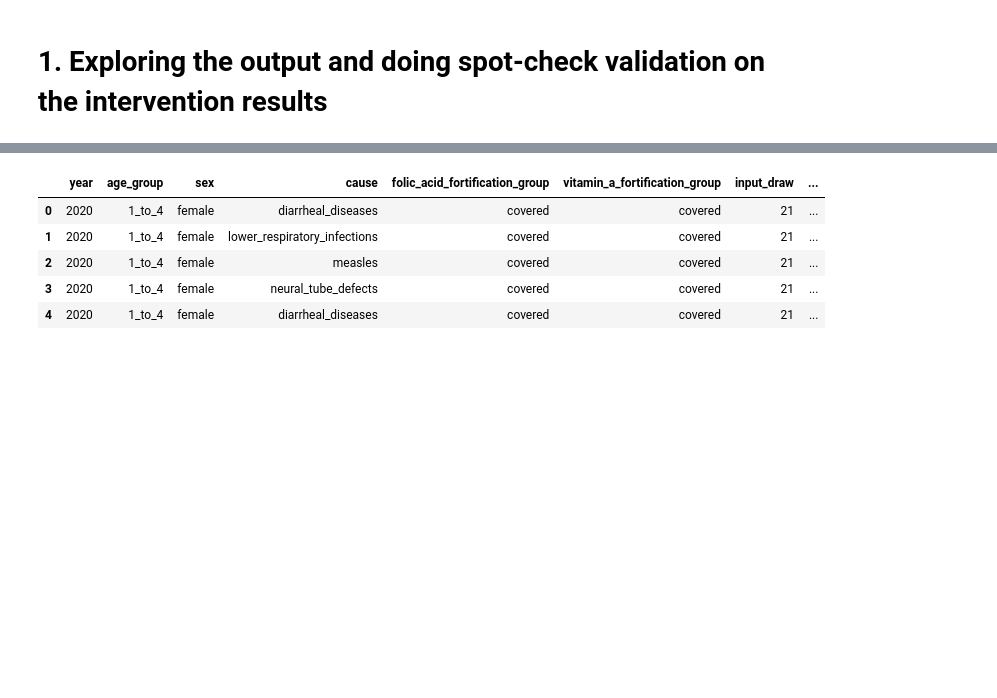
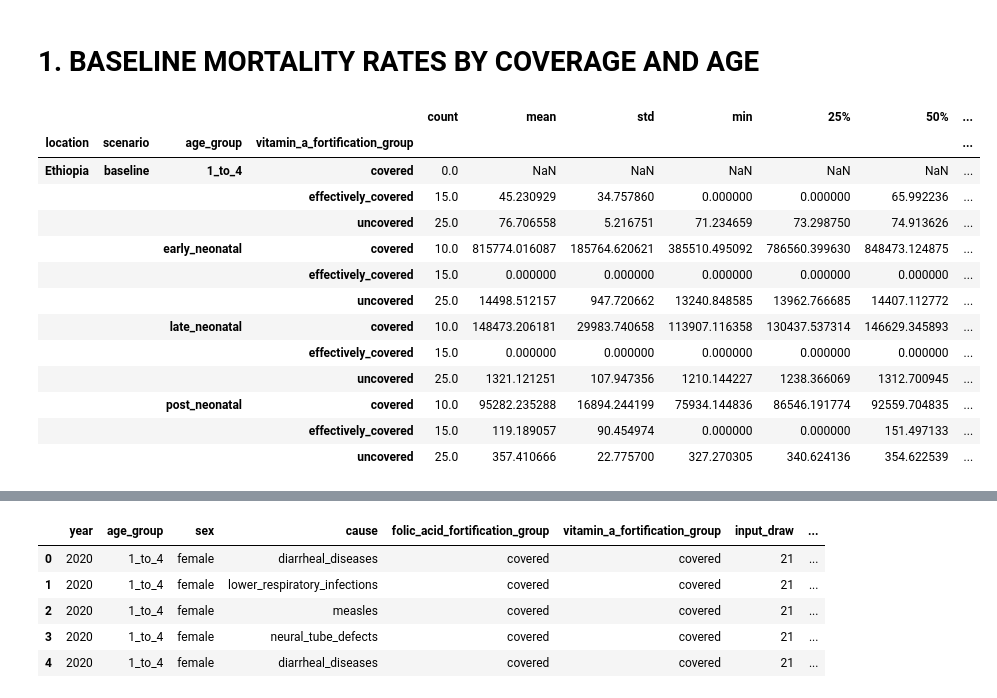
Before and after one commit to ihmeuw/vivarium_data_analysis, a Jupyter notebook: output_processing/lsff/model_5/model_5_vitamin_a_outputs.ipynb, the cells around one changed output, grey strips where cells are left out. Drawn from its saved outputs; the diff is of its cells as text; code cells hidden in the pictures; blank space fills up the shorter version.

```diff
--- a/output_processing/lsff/model_5/model_5_vitamin_a_outputs.ipynb
+++ b/output_processing/lsff/model_5/model_5_vitamin_a_outputs.ipynb
@@ -15,9 +15,63 @@ Wed Apr  1 16:43:38 PDT 2020
-# %% [markdown]
-# 1. Exploring the output and doing spot-check validation on the intervention results
 # %%
 output_dirs = ['/ihme/costeffectiveness/results/vivarium_conic_lsff/v5.0_vitamin_a_fortification/ethiopia/2020_03_26_08_33_10/count_data/',
               '/ihme/costeffectiveness/results/vivarium_conic_lsff/v5.0_vitamin_a_fortification/india/2020_03_26_21_28_29/count_data/',
               '/ihme/costeffectiveness/results/vivarium_conic_lsff/v5.0_vitamin_a_fortification/nigeria/2020_03_24_23_27_55/count_data/']
 
 locations = ['Ethiopia','India','Nigeria']
+# %% [markdown]
+# 1. BASELINE MORTALITY RATES BY COVERAGE AND AGE
+# %%
+# View mortality rates by scenario age group, and coverage group to see if they follow expected trends
+
+# expected trends include:
+    # mortality rates for uncovered and covered groups are equal within age group
+    # mortality rate for effectively covered groups is lower than covered/uncovered within age group
+    # no data for effectively covered for early and late neonatal age groups
+    # no data for covered 1-4 age group
+
+index_columns = ['year', 'age_group', 'sex', 'folic_acid_fortification_group',
+       'vitamin_a_fortification_group', 'input_draw', 'scenario']
+mortality_rate_by_age_coverage = pd.DataFrame()
+
+for i in list(range(len(output_dirs))):
+    deaths = pd.read_hdf(output_dirs[i] + 'deaths.hdf')
+    deaths = deaths.drop(columns='measure').rename(columns={'value':'deaths'})
+    pt = pd.read_hdf(output_dirs[i] + 'person_time.hdf')
+    pt = pt.drop(columns='measure').rename(columns={'value':'person_time'})
+    data = deaths.merge(pt, left_on=index_columns, right_on=index_columns)
+    data = data.where(data['scenario'] != 'folic_acid_fortification_scale_up').dropna()
+        # note: exclude folic_acid_fortification results here because I tested and
+        # they were identical to baseline results and are not relevant
+    data = data.groupby(['scenario','vitamin_a_fortification_group','age_group','input_draw'], as_index=False).sum()
+    data['death_rate'] = data['deaths'] / data['person_time'] * 100_000
+        # note, some results will be NaN because might be dividing by person_time = 0
+    data = data.groupby(['scenario','age_group','vitamin_a_fortification_group']).describe().reset_index()
+    data['location'] = locations[i]
+    mortality_rate_by_age_coverage = mortality_rate_by_age_coverage.append(data)
+
+mortality_rate_by_age_coverage = mortality_rate_by_age_coverage.set_index(['location','scenario','age_group','vitamin_a_fortification_group'])
+mortality_rate_by_age_coverage['death_rate'].head(12)
+
+# expected results:
+    # mortality rates effectively covered < mortality rates uncovered (and also covered)
+    # no data for effecitvely covered early and late neonatal age groups
+    # no data for covered 1-4 age group
+
+# unexpected results:
+    # mortality rate covered >> mortality rate uncovered
+# %% [output]
+|  |  |  |  | count | mean | std | min | 25% | 50% | ... |
+| location | scenario | age_group | vitamin_a_fortification_group |  |  |  |  |  |  | ... |
+| Ethiopia | baseline | 1_to_4 | covered | 0.0 | NaN | NaN | NaN | NaN | NaN | ... |
+|  |  |  | effectively_covered | 15.0 | 45.230929 | 34.757860 | 0.000000 | 0.000000 | 65.992236 | ... |
+|  |  |  | uncovered | 25.0 | 76.706558 | 5.216751 | 71.234659 | 73.298750 | 74.913626 | ... |
+|  |  | early_neonatal | covered | 10.0 | 815774.016087 | 185764.620621 | 385510.495092 | 786560.399630 | 848473.124875 | ... |
+|  |  |  | effectively_covered | 15.0 | 0.000000 | 0.000000 | 0.000000 | 0.000000 | 0.000000 | ... |
+|  |  |  | uncovered | 25.0 | 14498.512157 | 947.720662 | 13240.848585 | 13962.766685 | 14407.112772 | ... |
+|  |  | late_neonatal | covered | 10.0 | 148473.206181 | 29983.740658 | 113907.116358 | 130437.537314 | 146629.345893 | ... |
+|  |  |  | effectively_covered | 15.0 | 0.000000 | 0.000000 | 0.000000 | 0.000000 | 0.000000 | ... |
+|  |  |  | uncovered | 25.0 | 1321.121251 | 107.947356 | 1210.144227 | 1238.366069 | 1312.700945 | ... |
+|  |  | post_neonatal | covered | 10.0 | 95282.235288 | 16894.244199 | 75934.144836 | 86546.191774 | 92559.704835 | ... |
+|  |  |  | effectively_covered | 15.0 | 119.189057 | 90.454974 | 0.000000 | 0.000000 | 151.497133 | ... |
+|  |  |  | uncovered | 25.0 | 357.410666 | 22.775700 | 327.270305 | 340.624136 | 354.622539 | ... |
 # %%
```
Also changed, not shown: parts of 23 cells of this notebook.
